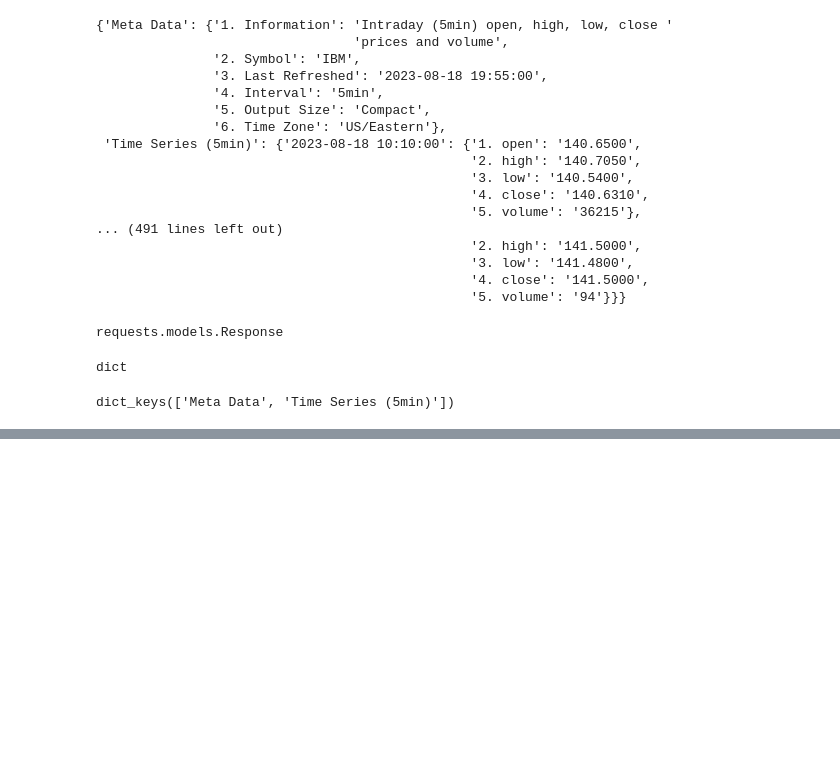
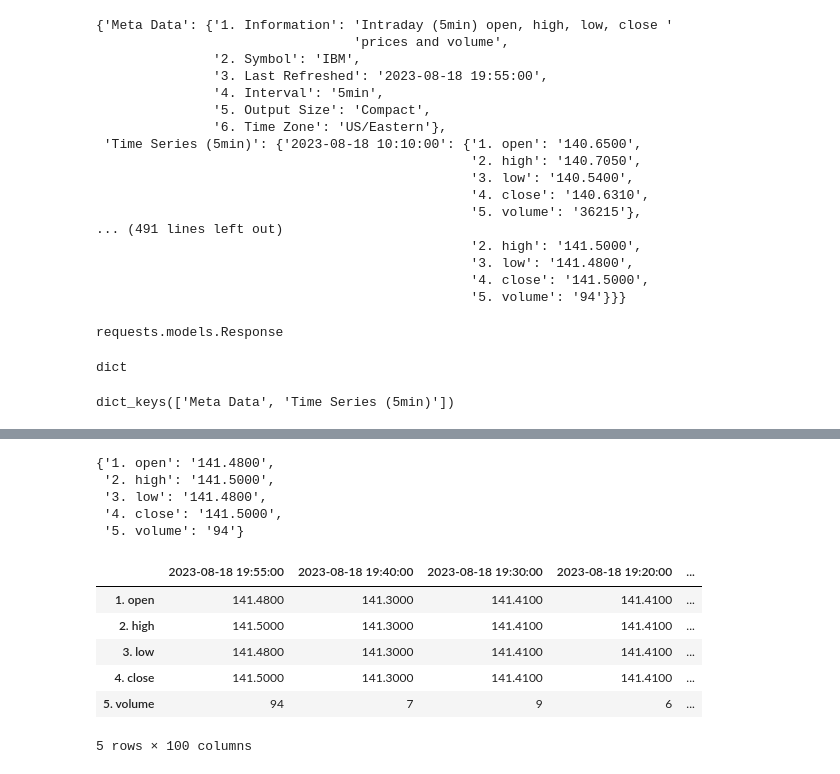
Before and after one commit to frankmulungi/Coursera-Test, a Jupyter notebook: alphavantage_apiproject.ipynb, the cells around one changed output, grey strips where cells are left out. Drawn from its saved outputs; the diff is of its cells as text; code cells hidden in the pictures; blank space fills up the shorter version.

```diff
--- a/alphavantage_apiproject.ipynb
+++ b/alphavantage_apiproject.ipynb
@@ -9,8 +9,8 @@ from pprint import pprint
 
 url = f'https://www.alphavantage.co/query?function=TIME_SERIES_INTRADAY&symbol=IBM&interval=5min&apikey=8WAK8FNJNSTN111M'
 
-response = requests.get(url)
-print(response)
+r = requests.get(url)
+print(r)
 # %% [output]
 <Response [200]>
 # %%
@@ -18,7 +18,7 @@ response.status_code
 # %% [output]
 200
 # %%
-alpha_vantage = response.json()
+alpha_vantage = r.json()
 pprint(alpha_vantage)
 # %% [output]
 {'Meta Data': {'1. Information': 'Intraday (5min) open, high, low, close '
@@ -98,0 +98,20 @@ ValueError: ignored
+# %%
+alpha_vantage['Time Series (5min)']['2023-08-18 19:55:00']
+# %% [output]
+{'1. open': '141.4800',
+ '2. high': '141.5000',
+ '3. low': '141.4800',
+ '4. close': '141.5000',
+ '5. volume': '94'}
+# %%
+my_frame = pd.DataFrame(alpha_vantage['Time Series (5min)'])
+# %%
+my_frame
+# %% [output]
+|  | 2023-08-18 19:55:00 | 2023-08-18 19:40:00 | 2023-08-18 19:30:00 | 2023-08-18 19:20:00 | ... |
+| 1. open | 141.4800 | 141.3000 | 141.4100 | 141.4100 | ... |
+| 2. high | 141.5000 | 141.3000 | 141.4100 | 141.4100 | ... |
+| 3. low | 141.4800 | 141.3000 | 141.4100 | 141.4100 | ... |
+| 4. close | 141.5000 | 141.3000 | 141.4100 | 141.4100 | ... |
+| 5. volume | 94 | 7 | 9 | 6 | ... |
+5 rows × 100 columns
```
Also changed, not shown: parts of 14 cells of this notebook.
